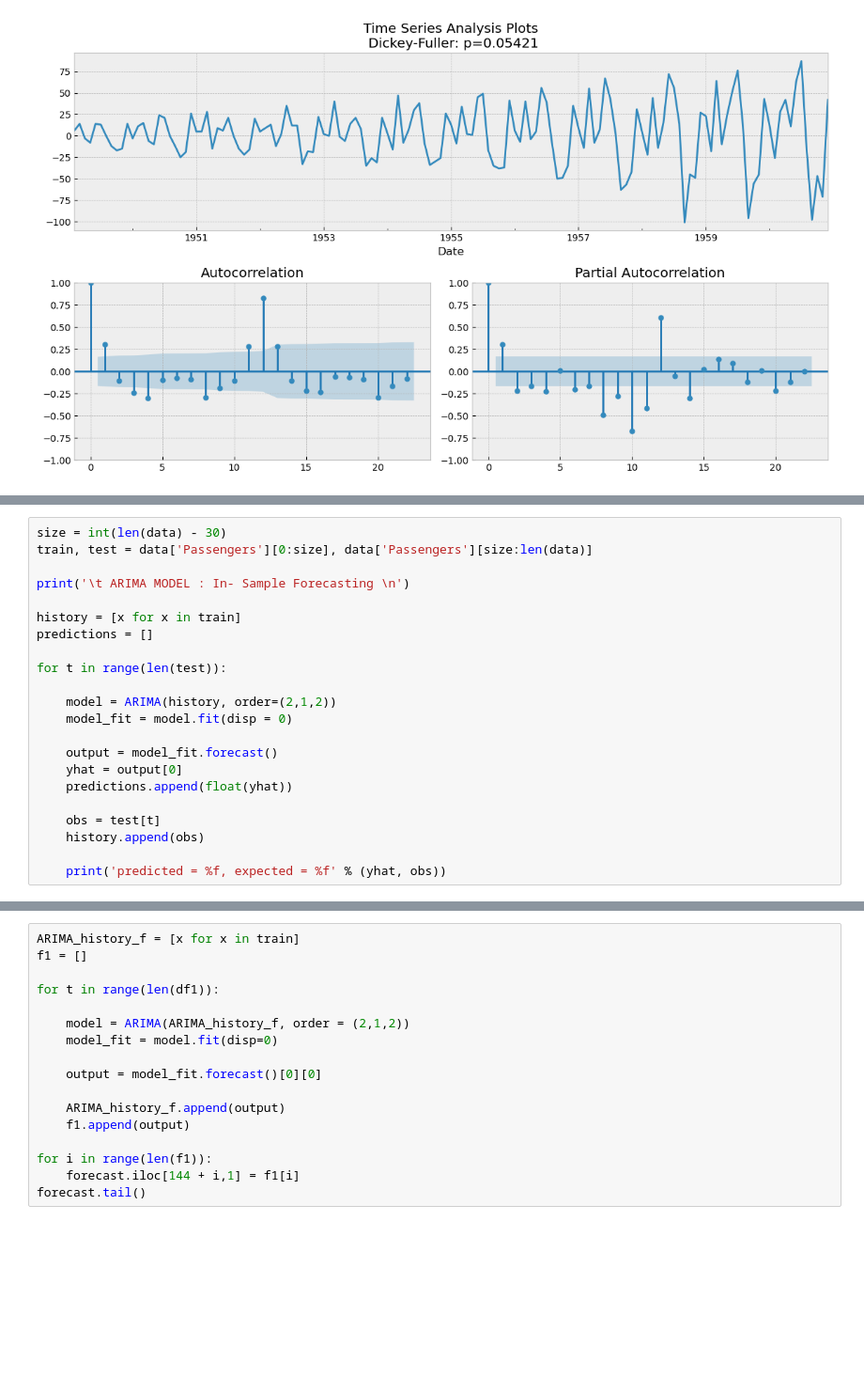
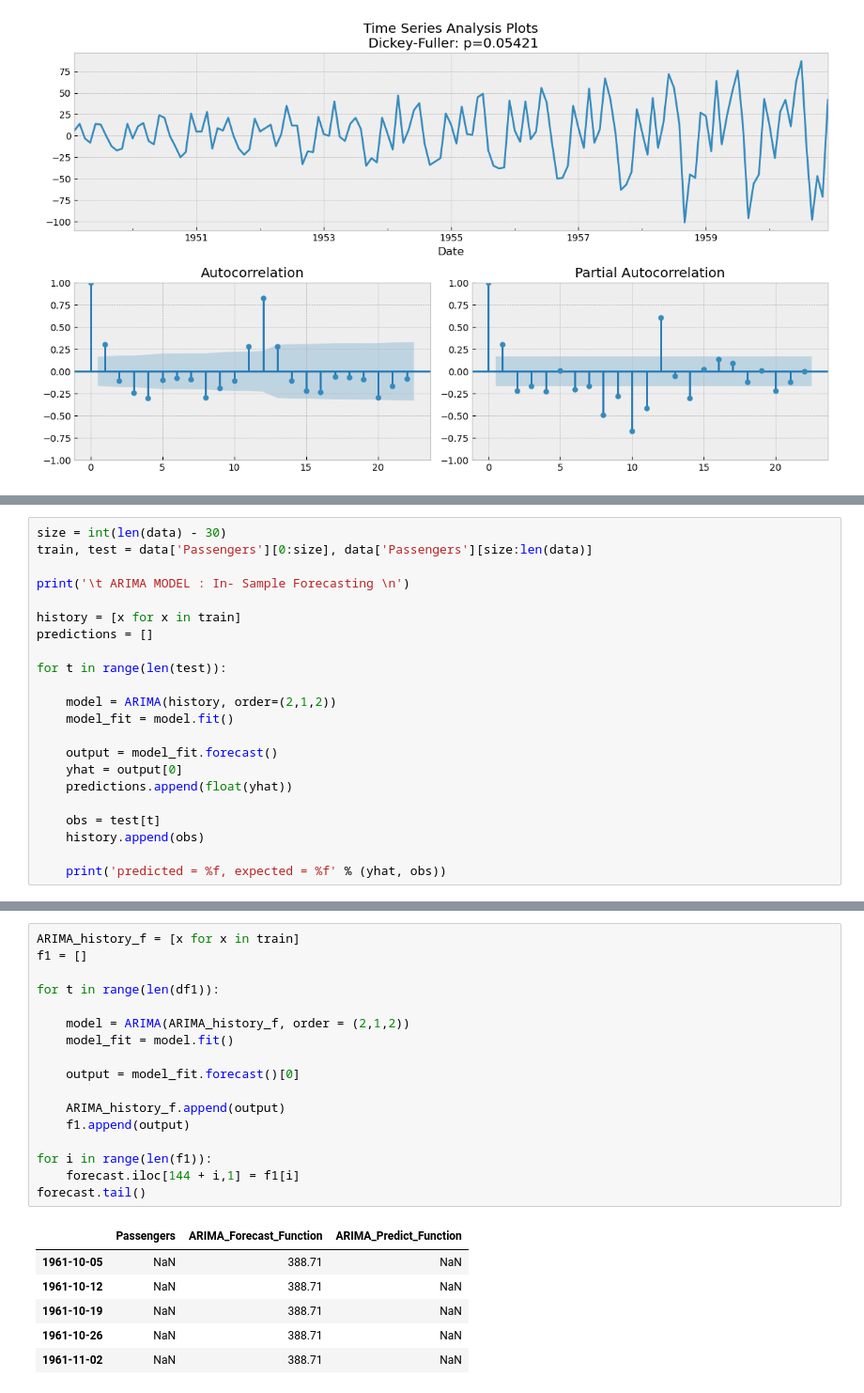
Before and after one commit to GoyalAk07/Air-Passenger-Forecast-ARIMA---SARIMA, a Jupyter notebook: air passenger.ipynb, the cells around one changed output, grey strips where cells are left out. Shown at 94% size. Cells and saved outputs as stored; diff of their text form; blank space fills up the shorter version.

```diff
--- a/air passenger.ipynb
+++ b/air passenger.ipynb
@@ -201,7 +201,7 @@ predictions = []
 for t in range(len(test)):
 
     model = ARIMA(history, order=(2,1,2))
-    model_fit = model.fit(disp = 0)
+    model_fit = model.fit()
 
     output = model_fit.forecast()
     yhat = output[0]
@@ -240,19 +281,26 @@ forecast.head()
 # %%
 ARIMA_history_f = [x for x in train]
 f1 = []
 
 for t in range(len(df1)):
 
     model = ARIMA(ARIMA_history_f, order = (2,1,2))
-    model_fit = model.fit(disp=0)
+    model_fit = model.fit()
 
-    output = model_fit.forecast()[0][0]
+    output = model_fit.forecast()[0]
 
     ARIMA_history_f.append(output)
     f1.append(output)
 
 for i in range(len(f1)):
     forecast.iloc[144 + i,1] = f1[i]
 forecast.tail()
+# %% [output]
+|  | Passengers | ARIMA_Forecast_Function | ARIMA_Predict_Function |
+| 1961-10-05 | NaN | 388.71 | NaN |
+| 1961-10-12 | NaN | 388.71 | NaN |
+| 1961-10-19 | NaN | 388.71 | NaN |
+| 1961-10-26 | NaN | 388.71 | NaN |
+| 1961-11-02 | NaN | 388.71 | NaN |
 # %%
 forecast[['Passengers','ARIMA_Forecast_Function']].plot(figsize = (12,8));
```
Also changed, not shown: parts of 22 cells of this notebook.
